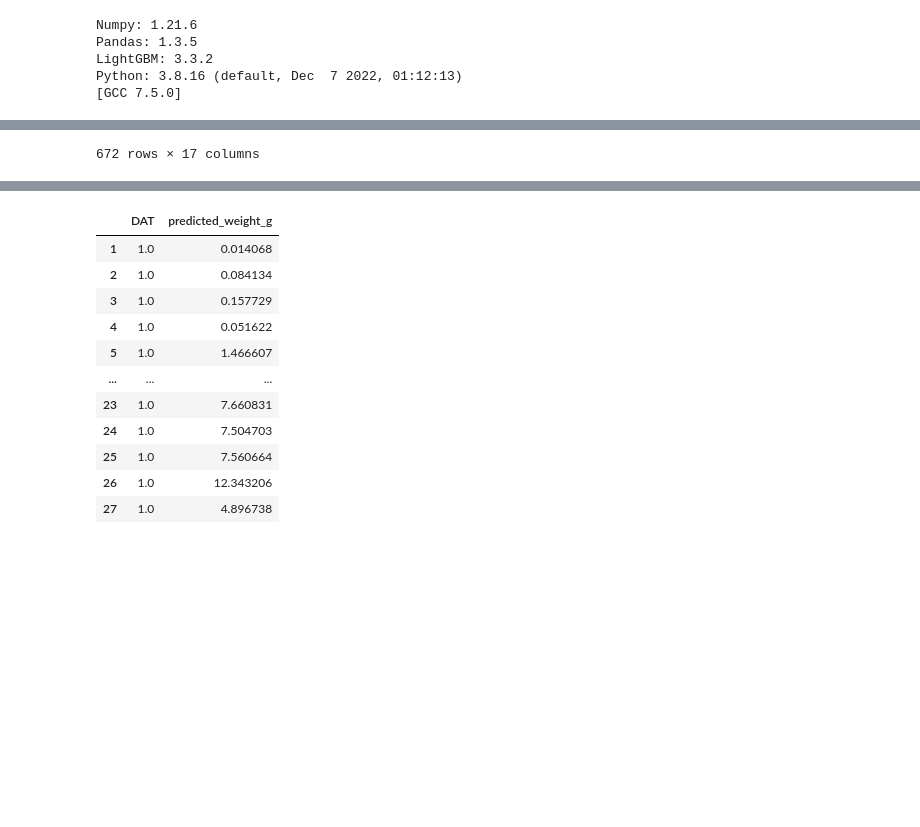
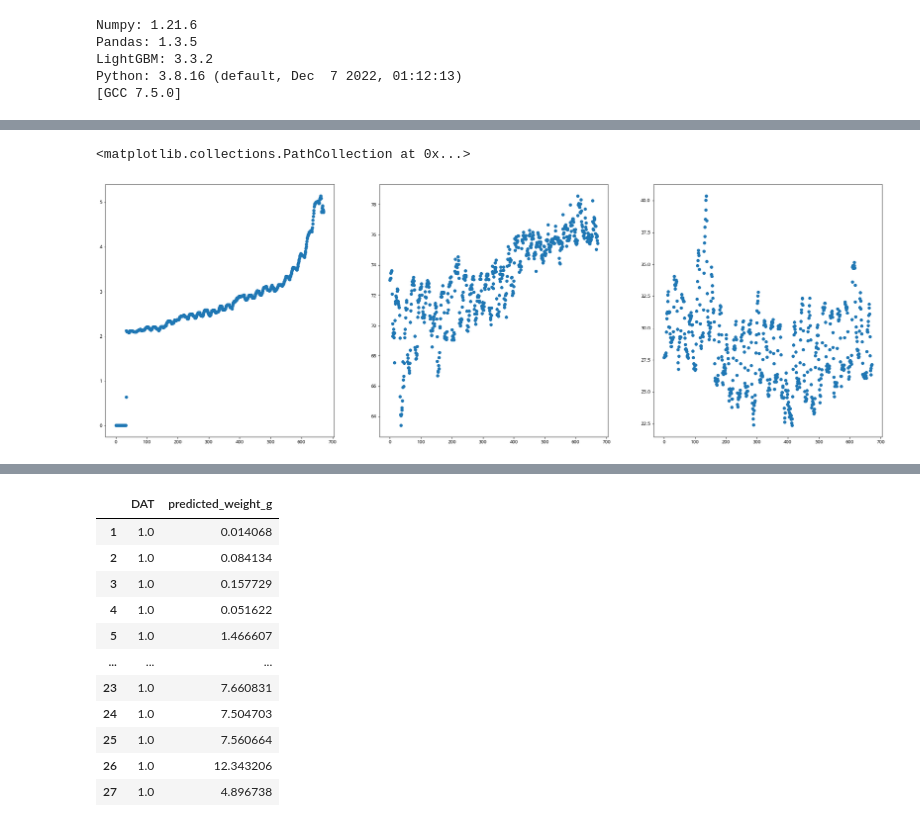
Before and after one commit to joel0807/AI_project, a Jupyter notebook: 상추생육ver3ipynb.ipynb, the cells around one changed output, grey strips where cells are left out. Saved outputs shown, nothing was run; the diff lists cells and outputs as text; code cells hidden in the pictures; blank space fills up the shorter version.

```diff
--- a/상추생육ver3ipynb.ipynb
+++ b/상추생육ver3ipynb.ipynb
@@ -49,7 +49,8 @@ import re
 import matplotlib.pyplot as plt
 import seaborn as sns
 import math
-
+from sklearn.model_selection import cross_validate
+import xgboost as xgb
 # Machine Learning Library
 from sklearn import model_selection
 from sklearn.model_selection import train_test_split
@@ -82,10 +83,14 @@ if not os.path.isdir(RESULTS_DIR):
 TEST_OUTPUT = 'answer_example.csv'
 
 #########################################################################################################
-NUM_BOOST_ROUNDS = 100
+NUM_BOOST_ROUNDS = 150
 METRIC = 'fair'
 
 categoricals = []
+FEATURES_red = ['DAT', 'obs_time',  '시간당적색광량']
+FEATURES_blue =['DAT', 'obs_time',  '시간당청색광량']
+FEATURES_white=['DAT', 'obs_time',  '시간당백색광량']
+FEATURES_total=['DAT', 'obs_time',  '시간당총광량']
 
 FEATURES = ['DAT', 'obs_time', '내부온도관측치', '내부습도관측치', 'co2관측치', 'ec관측치',
            '시간당백색광량',  '시간당적색광량', '시간당청색광량',
@@ -99,7 +104,10 @@ FEATURES2 =['내부온도관측치', '내부습도관측치', 'co2관측치', 'e
 FEATURES3 = [ 'obs_time', '내부온도관측치', '내부습도관측치', 'co2관측치', 'ec관측치',
            '시간당백색광량',  '시간당적색광량', '시간당청색광량',
        '시간당총광량', ]
-FEATURES_dacon = ['DAT','obs_time', '내부온도관측치', '내부습도관측치', 'ec관측치' ,'시간당총광량']
+FEATURES_dacon = ['DAT','obs_time', '내부온도관측치', 'co2관측치','내부습도관측치', 'ec관측치'
+           ,'시간당총광량']
+
+FEATURES_night = ['DAT', 'obs_time','시간당총광량']
 print('Numpy: %s'%(np.__version__))
 print('Pandas: %s'%(pd.__version__))
 print('LightGBM: %s'%(lgb.__version__))
@@ -178,9 +204,15 @@ def day_col_to_row(df):
 # %%
-x=pd.read_csv('./train_input/CASE_01.csv')
+x=pd.read_csv('./train_input/CASE_08.csv')[FEATURES_dacon]
 x_file ='./train_input/CASE_01.csv'
-numbers = re.sub(r'[^0-9]','',x_file)
-X= get_time(x,numbers)
-X.set_index('시간',inplace= True)
-X= get_light_ratio(X)
-X
+# numbers = re.sub(r'[^0-9]','',x_file)
+# X= get_time(x,numbers)
+# X.set_index('시간',inplace= True)
+# get_day(X)
+plt.figure(figsize=(30,10))
+plt.subplot(1,3,1)
+plt.scatter(x.index, x['ec관측치'])
+plt.subplot(1,3,2)
+plt.scatter(x.index, x['내부습도관측치'])
+plt.subplot(1,3,3)
+plt.scatter(x.index, x['내부온도관측치'])
 # %% [output]
@@ -200 +219,2 @@ X
-672 rows × 17 columns
+<matplotlib.collections.PathCollection at 0x...>
+[figure, added]
```
Also changed, not shown: parts of 14 cells of this notebook.
